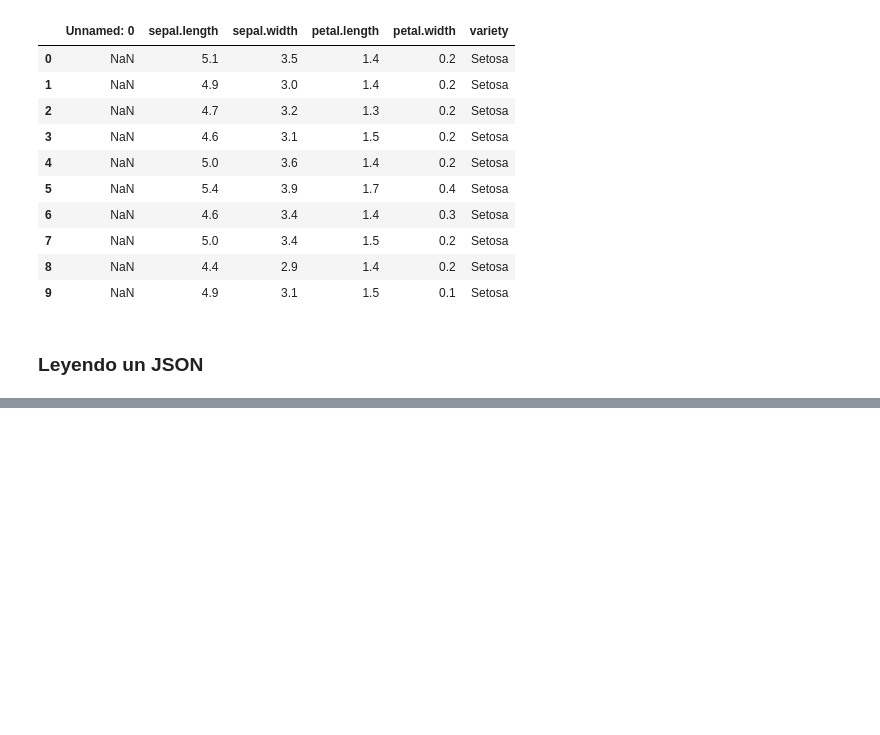
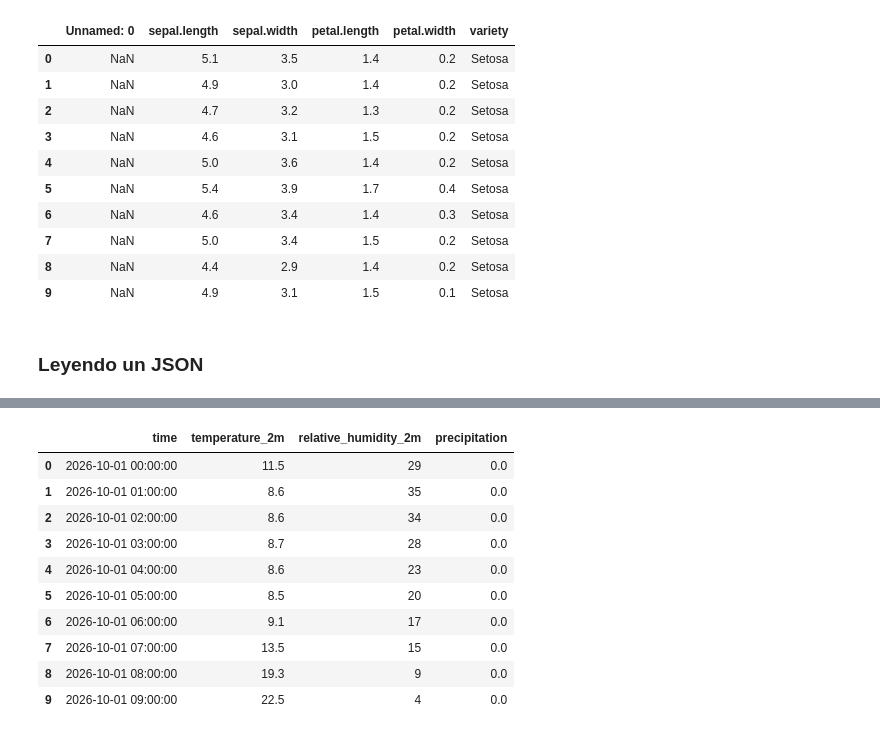
Before and after one commit to LuisVilla97Go/dataengineer-g1, a Jupyter notebook: fundamentos_pandas/notebooks/02_lectura_datos.ipynb, the cells around one changed output, grey strips where cells are left out. Saved outputs shown, nothing was run; the diff lists cells and outputs as text; code cells hidden in the pictures; blank space fills up the shorter version.

```diff
--- a/fundamentos_pandas/notebooks/02_lectura_datos.ipynb
+++ b/fundamentos_pandas/notebooks/02_lectura_datos.ipynb
@@ -130,0 +170,34 @@ df3.head(10)
+# %%
+import requests
+import pandas as pd
+
+respuesta = requests.get(
+    "https://api.open-meteo.com/v1/forecast",
+    params={
+        "latitude": -16.40,
+        "longitude": -71.54,
+        "hourly": "temperature_2m,relative_humidity_2m,precipitation",
+        "timezone": "America/Lima",
+        "forecast_days": 7,
+    },
+    timeout=30,
+)
+respuesta.raise_for_status()
+# %%
+datos = respuesta.json()
+df = pd.DataFrame(datos["hourly"])
+df["time"] = pd.to_datetime(df["time"])
+
+df.head(10)
+# %% [output]
+|  | time | temperature_2m | relative_humidity_2m | precipitation |
+| 0 | 2026-10-01 00:00:00 | 11.5 | 29 | 0.0 |
+| 1 | 2026-10-01 01:00:00 | 8.6 | 35 | 0.0 |
+| 2 | 2026-10-01 02:00:00 | 8.6 | 34 | 0.0 |
+| 3 | 2026-10-01 03:00:00 | 8.7 | 28 | 0.0 |
+| 4 | 2026-10-01 04:00:00 | 8.6 | 23 | 0.0 |
+| 5 | 2026-10-01 05:00:00 | 8.5 | 20 | 0.0 |
+| 6 | 2026-10-01 06:00:00 | 9.1 | 17 | 0.0 |
+| 7 | 2026-10-01 07:00:00 | 13.5 | 15 | 0.0 |
+| 8 | 2026-10-01 08:00:00 | 19.3 | 9 | 0.0 |
+| 9 | 2026-10-01 09:00:00 | 22.5 | 4 | 0.0 |
```
Also changed, not shown: parts of 15 cells of this notebook, 4 other files.
